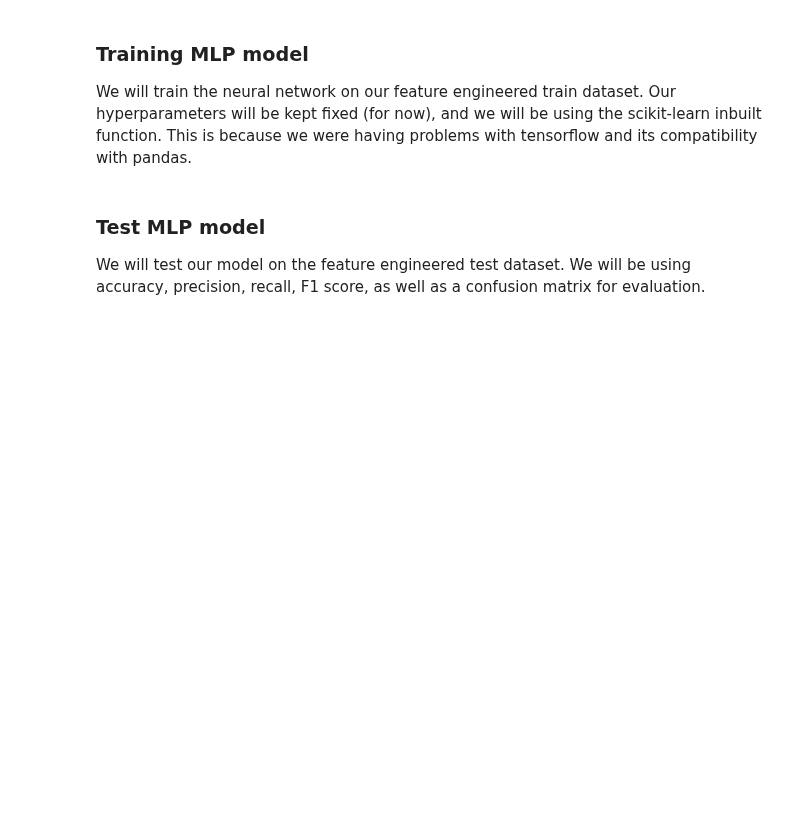
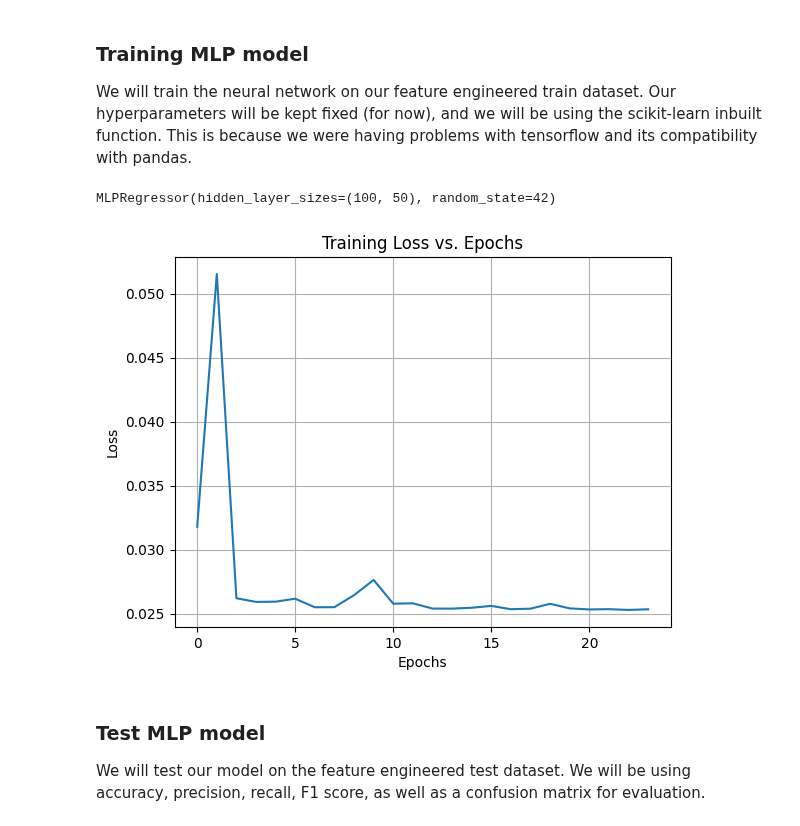
Before and after one commit to bernisschow/CS3244-Fraud-Detection-in-Electricity-and-Gas-Consumption, a Jupyter notebook: NeuralNetworks.ipynb, the cells around one changed output. Drawn from its saved outputs; the diff is of its cells as text; code cells hidden in the pictures; blank space fills up the shorter version.

```diff
--- a/NeuralNetworks.ipynb
+++ b/NeuralNetworks.ipynb
@@ -62,10 +141,31 @@ NameError: name 'pd' is not defined
+# %%
+X_train_processed = pipeline.fit_transform(X_train)
+X_test_processed = pipeline.transform(X_test)
 # %% [markdown]
 ### Training MLP model
 
 We will train the neural network on our feature engineered train dataset. Our hyperparameters will be kept fixed (for now), and we will be using the scikit-learn inbuilt function. This is because we were having problems with tensorflow and its compatibility with pandas.
-# %%
-mlp = MLPClassifier(hidden_layer_sizes=(100, 50), max_iter=500, random_state=1)
-mlp.fit(X_train, y_train)
+# %%
+mlp = MLPRegressor(
+    hidden_layer_sizes=(100, 50), # Two hidden layers with 100 and 50 neurons
+    activation='relu',            # Activation function
+    solver='adam',                # Optimization algorithm
+    max_iter=200,
+    random_state=42
+)
+# %%
+mlp.fit(X_train_processed, y_train)
+# %% [output]
+MLPRegressor(hidden_layer_sizes=(100, 50), random_state=42)
+# %%
+plt.plot(mlp.loss_curve_)
+plt.xlabel('Epochs')
+plt.ylabel('Loss')
+plt.title('Training Loss vs. Epochs')
+plt.grid()
+plt.show()
+# %% [output]
+[figure, added]
 # %% [markdown]
 ### Test MLP model
 
```
Also changed, not shown: parts of 20 cells of this notebook.
